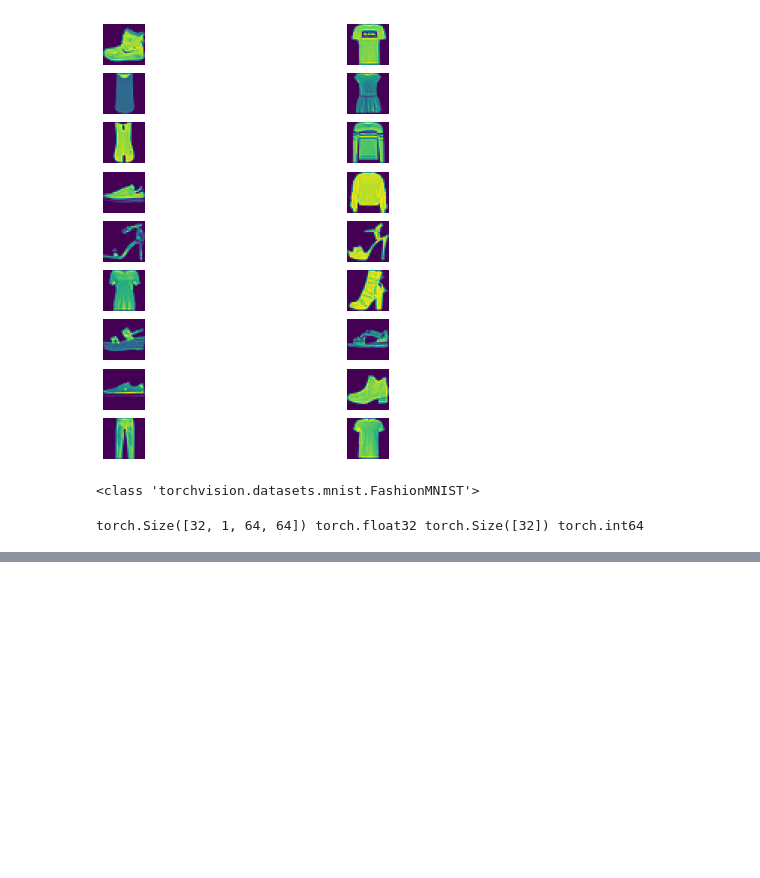
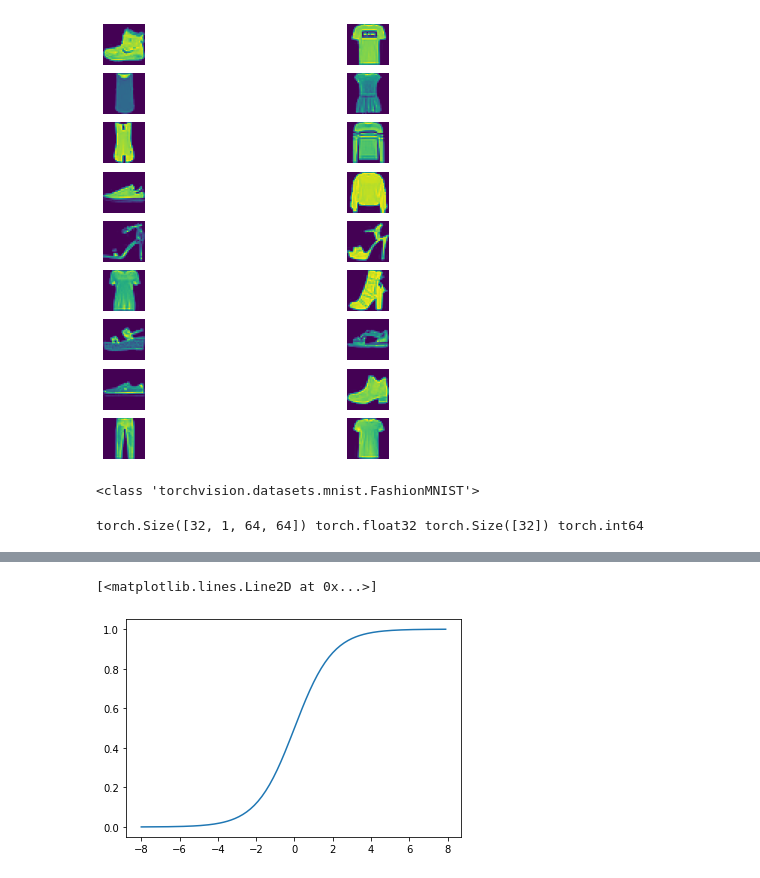
Before and after one commit to Serein2/GraphEmbedding, a Jupyter notebook: 深度学习/test.ipynb, the cells around one changed output, grey strips where cells are left out. Drawn from its saved outputs; the diff is of its cells as text; code cells hidden in the pictures; blank space fills up the shorter version.

```diff
--- a/深度学习/test.ipynb
+++ b/深度学习/test.ipynb
@@ -88,0 +223,6 @@ torch.Size([32, 1, 64, 64]) torch.float32 torch.Size([32]) torch.int64
+# %%
+y = torch.sigmoid(x)
+plt.plot(x.detach(), y.detach())
+# %% [output]
+[<matplotlib.lines.Line2D at 0x...>]
+[figure, added]
```
Also changed, not shown: parts of 31 cells of this notebook, 6 other files.
